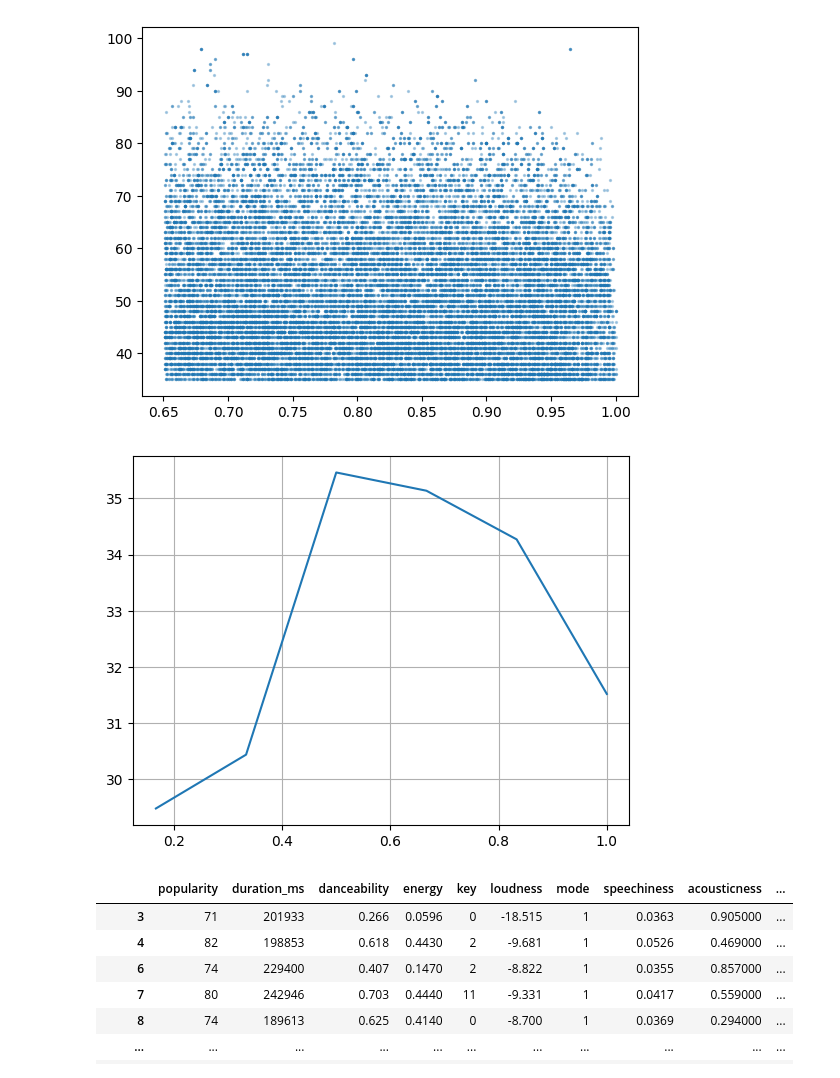
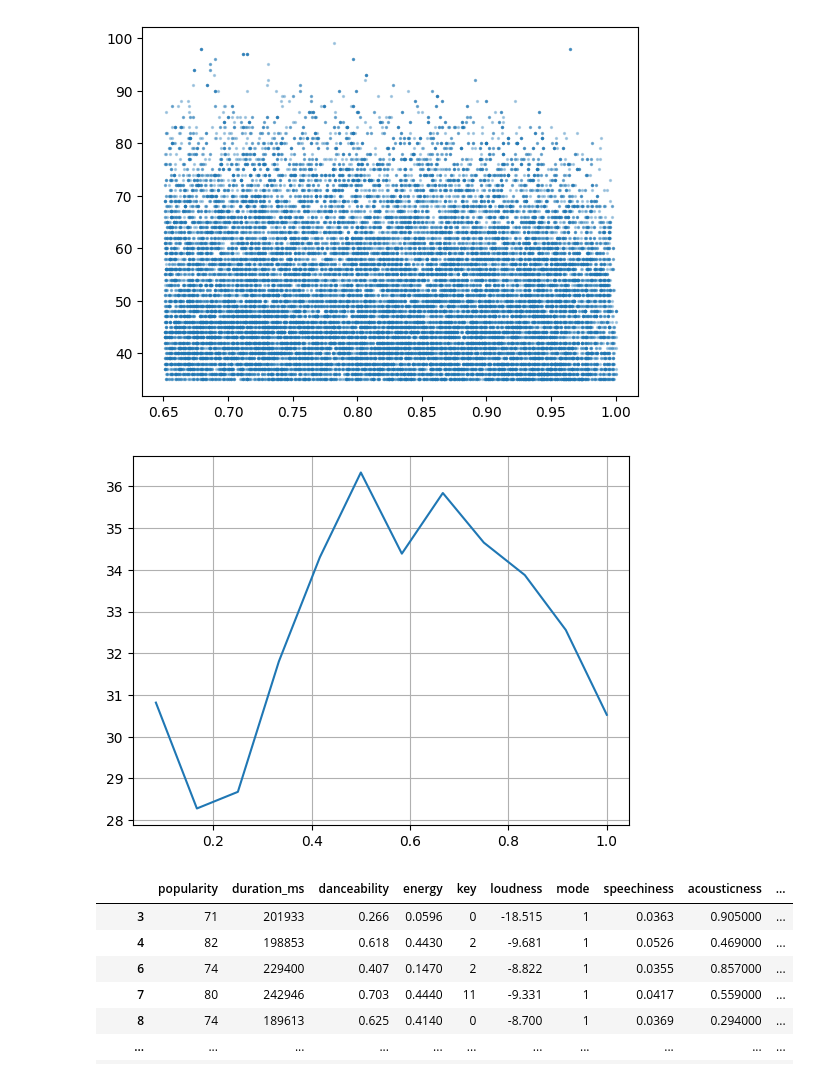
Before and after one commit to intro-to-data-jx/WK07_5005_Homework, a Jupyter notebook: Homework07.ipynb, the cells around one changed output. Drawn from its saved outputs; the diff is of its cells as text; code cells hidden in the pictures.

```diff
--- a/Homework07.ipynb
+++ b/Homework07.ipynb
@@ -255,18 +255,18 @@ plt.show()
 # %%
 popularity_energy_df=spotify_df[["popularity", "energy"]].copy()
 
-bin_ids, bin_energy = pd.cut(popularity_energy_df["energy"], bins=6, labels=False, retbins=True)
+bin_ids, bin_energy = pd.cut(popularity_energy_df["energy"], bins=12, labels=False, retbins=True)
 
 popularity_energy_df["energy_bin"] = bin_ids
 
 pop_by_bin = popularity_energy_df.groupby("energy_bin")["popularity"].mean()
 
 # TODO: plot
 plt.plot(bin_energy[1:], pop_by_bin)
 plt.grid()
 plt.show()
 # %% [output]
-[figure, old version]
+[figure, new version]
 # %%
 tempo_popularity_df= num_data_df[
   (num_data_df["tempo"] > 100) &
```
Also changed, not shown: parts of 1 cell of this notebook.
